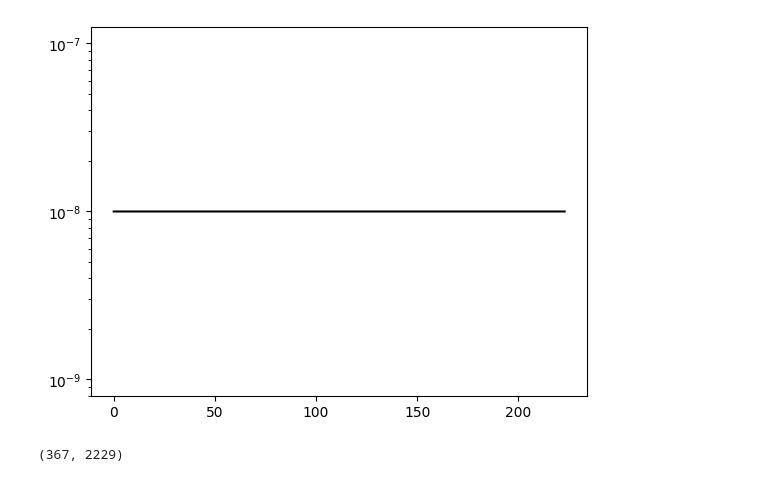
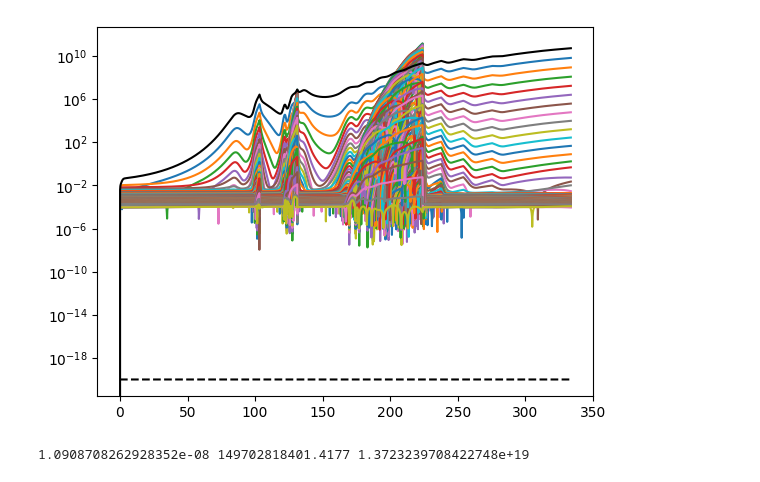
Before and after one commit to richard-von-eckardstein/GEFF, a Jupyter notebook: Testing.ipynb, the cells around one changed output. Saved outputs shown, nothing was run; the diff lists cells and outputs as text; code cells hidden in the pictures.

```diff
--- a/Testing.ipynb
+++ b/Testing.ipynb
@@ -45,16 +41,17 @@ Elapsed time: 143.0203 seconds
-# %%
-plt.plot(sol1.t, atol*np.ones(sol1.t.shape), "k")
-for i in range(sol1.y.shape[0]):
-    rtolav = rtol*np.average(abs(sol1.y[i,:]))
-    rtolbytime = rtol*(abs(sol1.y[i,:]))
-    if (rtolav < atol):
-        print(i+1, np.floor((i-4)/3))
-        plt.plot(sol1.t, rtolav*np.ones(sol1.t.shape), "k--")
-        plt.plot(sol1.t, rtolbytime, "k:")
-plt.yscale("log")
-#plt.ylim(1e-5, 1e5)
-plt.show()
-print(sol1.y.shape)
-# %% [output]
-[figure, removed]
-(367, 2229)
+# %%
+minval = 1
+maxval = 1
+for i in range(1,ntr):
+    arr = abs(sol.y[4+3*i,:][10:])
+    minval = min(min(arr), minval)
+    maxval = max(max(arr), maxval)
+    plt.plot(sol.t[10:], arr)
+plt.yscale("log")
+#plt.plot(sol.t, 1e25*sol.y[2], "k--")
+plt.plot(sol.t, sol.y[4,:], "k")
+plt.plot(sol.t, np.ones(sol.t.shape)*atol, "k--")
+plt.show()
+print(minval, maxval, maxval/minval)
+# %% [output]
+[figure, added]
+1.0908708262928352e-08 149702818401.4177 1.3723239708422748e+19
```
Also changed, not shown: parts of 8 cells of this notebook, 2 other files.
